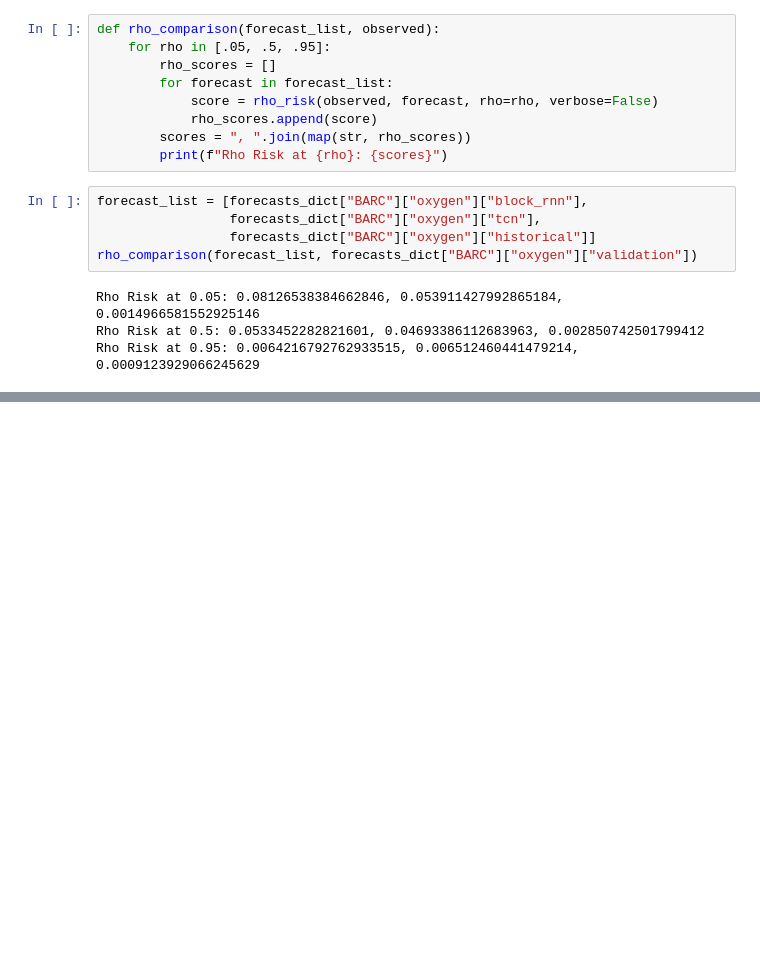
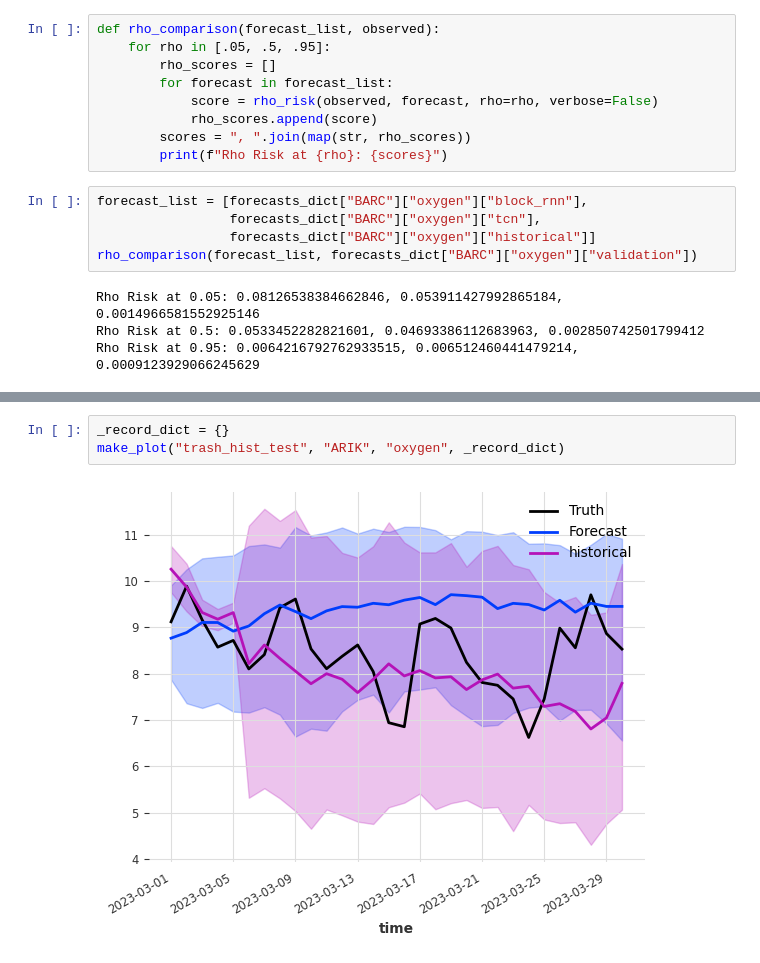
Before and after one commit to boettiger-lab/neon4cast-darts-submit, a Jupyter notebook: scoring_exploration.ipynb, the cells around one changed output, grey strips where cells are left out. Saved outputs shown, nothing was run; the diff lists cells and outputs as text; blank space fills up the shorter version.

```diff
--- a/scoring_exploration.ipynb
+++ b/scoring_exploration.ipynb
@@ -486,0 +553,5 @@ Rho Risk at 0.95: 0.0064216792762933515, 0.006512460441479214, 0.000912392906624
+# %%
+_record_dict = {}
+make_plot("trash_hist_test", "ARIK", "oxygen", _record_dict)
+# %% [output]
+[figure, added]
```
Also changed, not shown: parts of 8 cells of this notebook.
